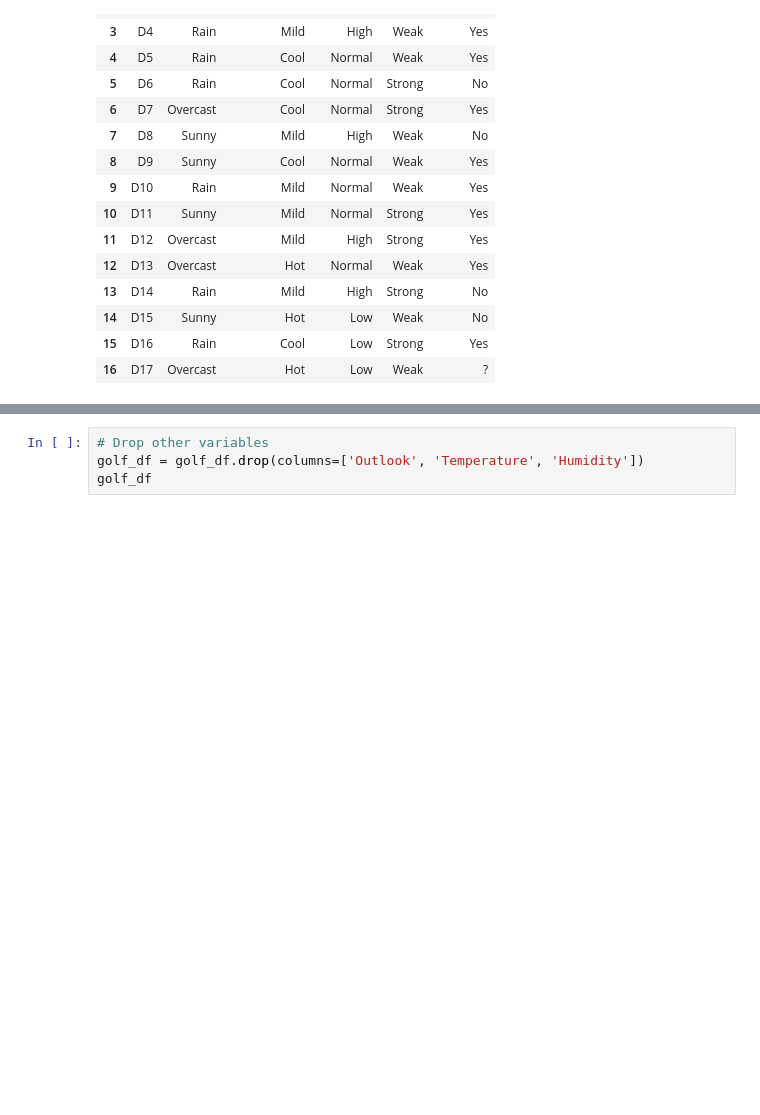
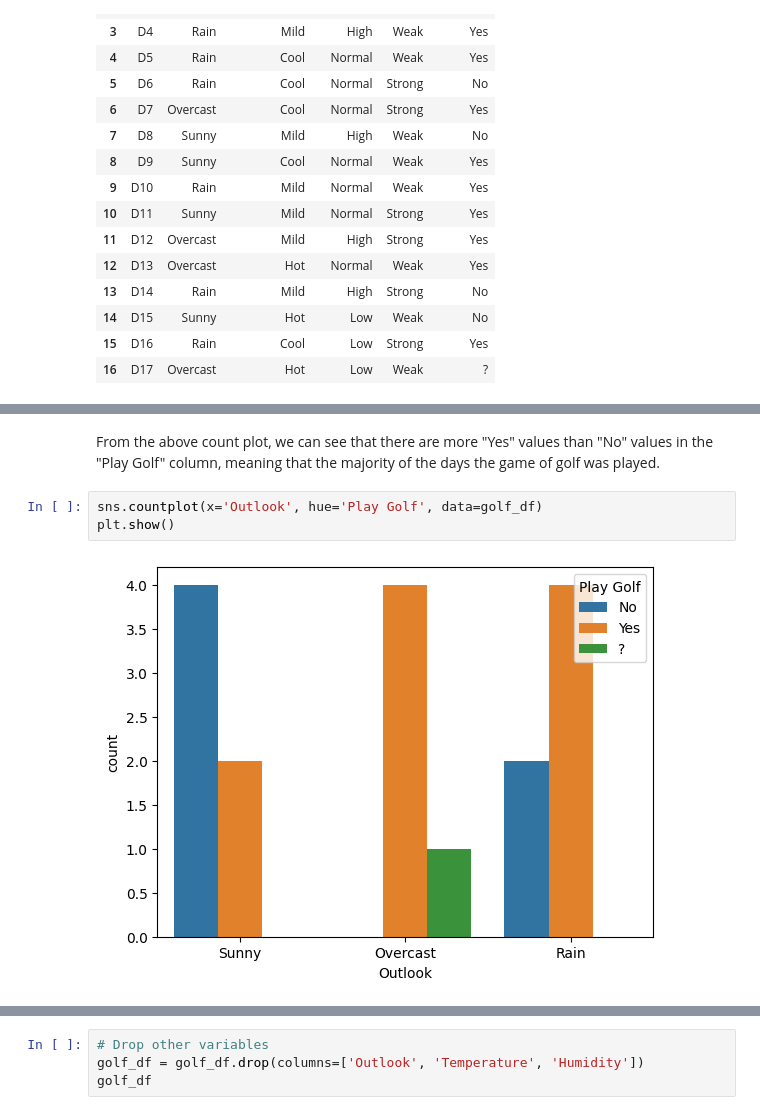
Before and after one commit to AshabaJasper/Artificial-Intelligence-AI-, a Jupyter notebook: Golf_Gaming_SL.ipynb, the cells around one changed output, grey strips where cells are left out. Saved outputs shown, nothing was run; the diff lists cells and outputs as text; blank space fills up the shorter version.

```diff
--- a/Golf_Gaming_SL.ipynb
+++ b/Golf_Gaming_SL.ipynb
@@ -33,0 +78,7 @@ golf_df
+# %% [markdown]
+From the above count plot, we can see that there are more "Yes" values than "No" values in the "Play Golf" column, meaning that the majority of the days the game of golf was played.
+# %%
+sns.countplot(x='Outlook', hue='Play Golf', data=golf_df)
+plt.show()
+# %% [output]
+[figure, added]
```
Also changed, not shown: parts of 24 cells of this notebook.
